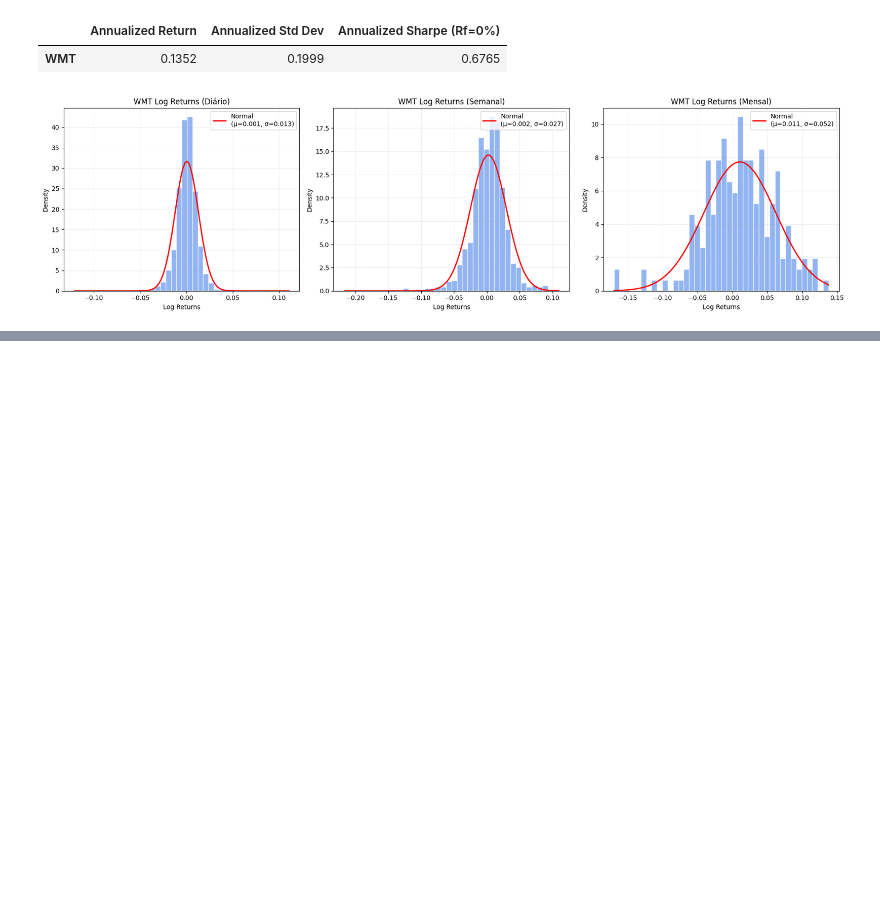
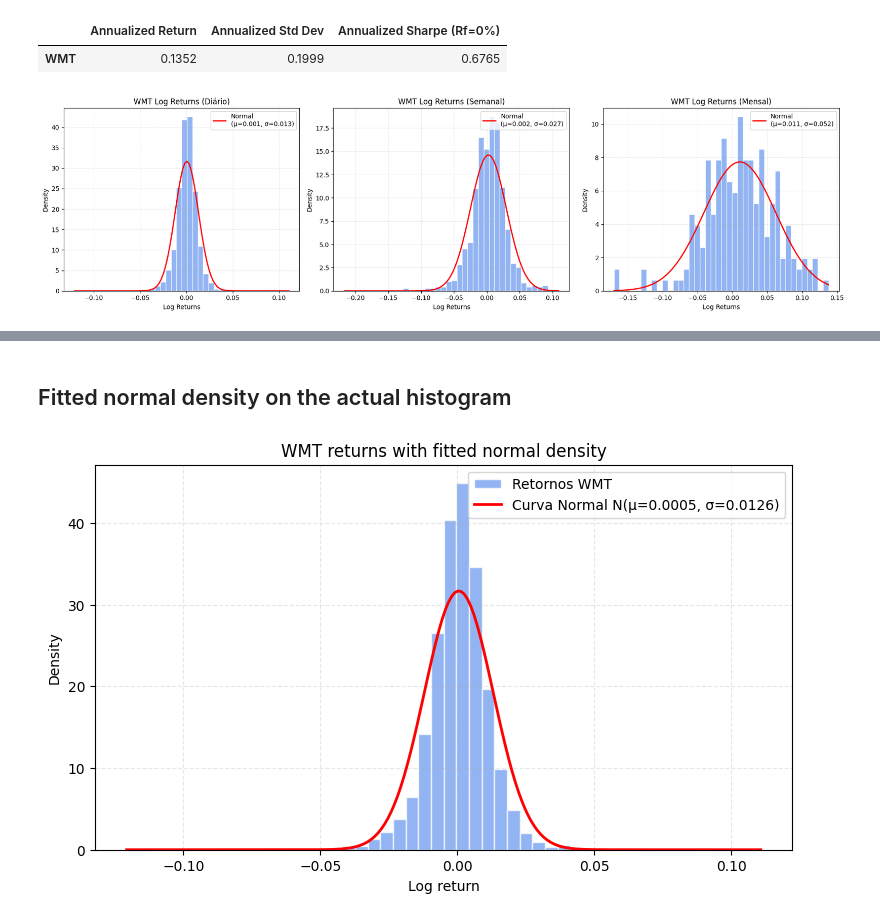
Before and after one commit to Troniospt/Projecto_Asset, a Jupyter notebook: notebooks/02_analise_walmart.ipynb, the cells around one changed output, grey strips where cells are left out. Saved outputs shown, nothing was run; the diff lists cells and outputs as text; code cells hidden in the pictures; blank space fills up the shorter version.

```diff
--- a/notebooks/02_analise_walmart.ipynb
+++ b/notebooks/02_analise_walmart.ipynb
@@ -174,0 +239,35 @@ plt.show()
+# %% [markdown]
+## Fitted normal density on the actual histogram
+# %%
+#Criar o histograma
+plt.figure(figsize=(9, 5))
+
+count, bins, _ = plt.hist(
+    wmt_ret,
+    bins=50,
+    density=True,
+    color='cornflowerblue',
+    edgecolor='white',
+    alpha=0.7,
+    label='Retornos WMT'
+)
+
+# 3. Sobrepor a curva da Distribuição Normal ajustada
+mu = wmt_ret.mean()
+std = wmt_ret.std()
+
+x = np.linspace(wmt_ret.min(), wmt_ret.max(), 200)
+p = norm.pdf(x, mu, std)  # dnorm em R é o pdf (probability density function) em scipy
+
+plt.plot(x, p, color='red', linewidth=2, label=f'Curva Normal N(μ={mu:.4f}, σ={std:.4f})')
+
+# Configurações visuais equivalentes
+plt.title("WMT returns with fitted normal density")
+plt.xlabel("Log return")
+plt.ylabel("Density")
+plt.legend(loc='upper right')
+plt.grid(True, linestyle='--', alpha=0.3)
+
+plt.show()
+# %% [output]
+[figure, added]
```
Also changed, not shown: parts of 5 cells of this notebook.
